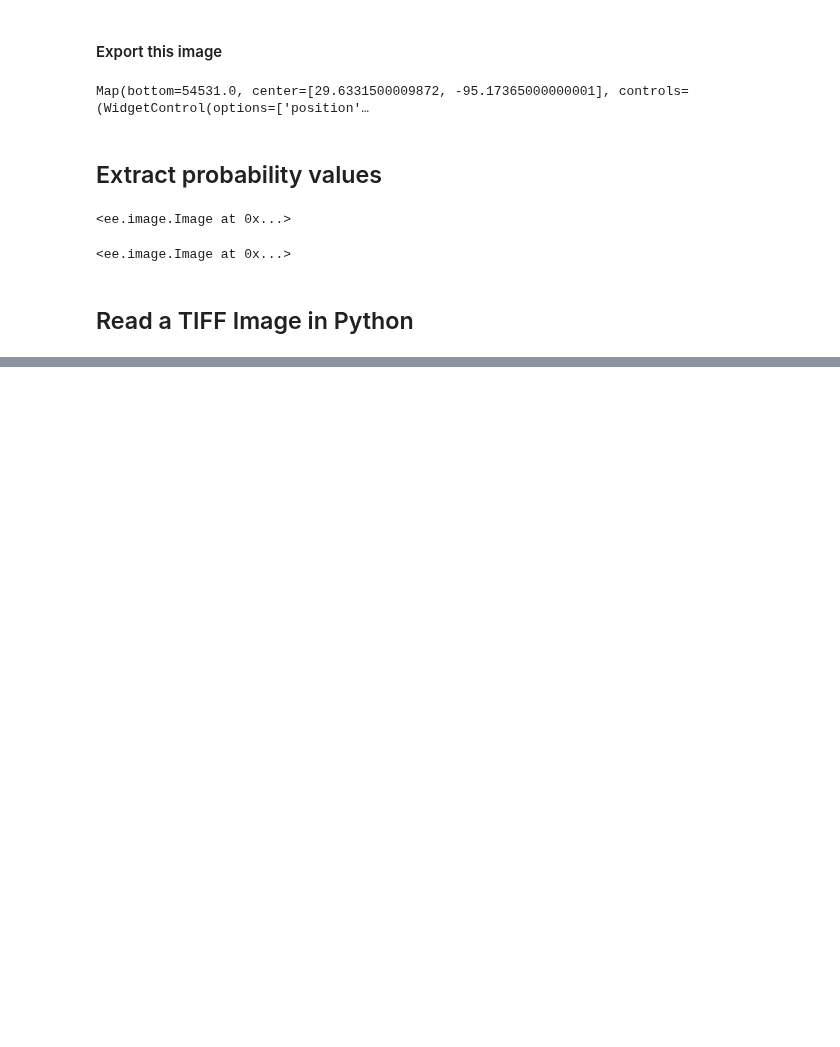
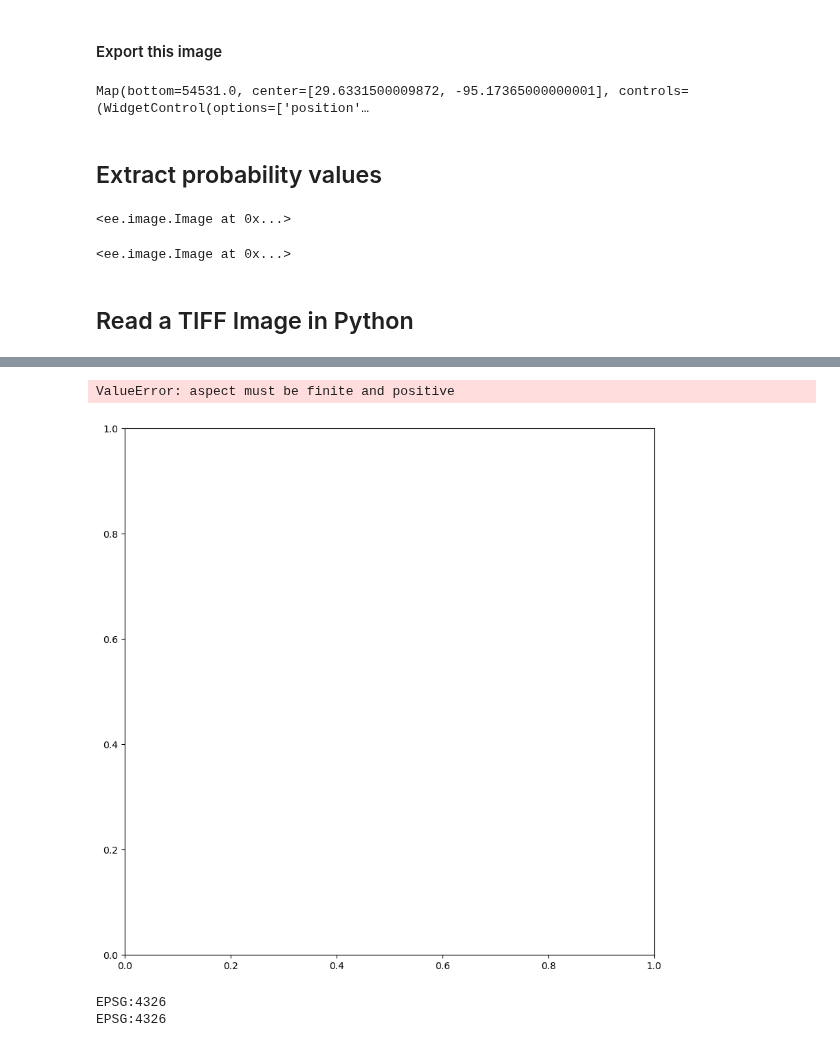
Before and after one commit to victor-radermecker/AdvancedLandCoverAnalytics-Pipeline, a Jupyter notebook: Google_Earth_Engine/dynamic-world-package-victor.ipynb, the cells around one changed output, grey strips where cells are left out. Cells and saved outputs as stored; diff of their text form; code cells hidden in the pictures; blank space fills up the shorter version.

```diff
--- a/Google_Earth_Engine/dynamic-world-package-victor.ipynb
+++ b/Google_Earth_Engine/dynamic-world-package-victor.ipynb
@@ -244,0 +301,15 @@ plt.show()
+# %%
+# plot the fishnet
+fig, ax = plt.subplots(figsize=(10, 10))
+tx.plot(ax=ax, color='white', edgecolor='black')
+fishnet.plot(ax=ax, color='none', edgecolor='red')
+plt.show()
+# %% [output]
+ValueError: aspect must be finite and positive
+[figure, added]
+# %%
+print(tx.crs)
+print(fishnet.crs)
+# %% [output]
+EPSG:4326
+EPSG:4326
```
Also changed, not shown: parts of 27 cells of this notebook.
